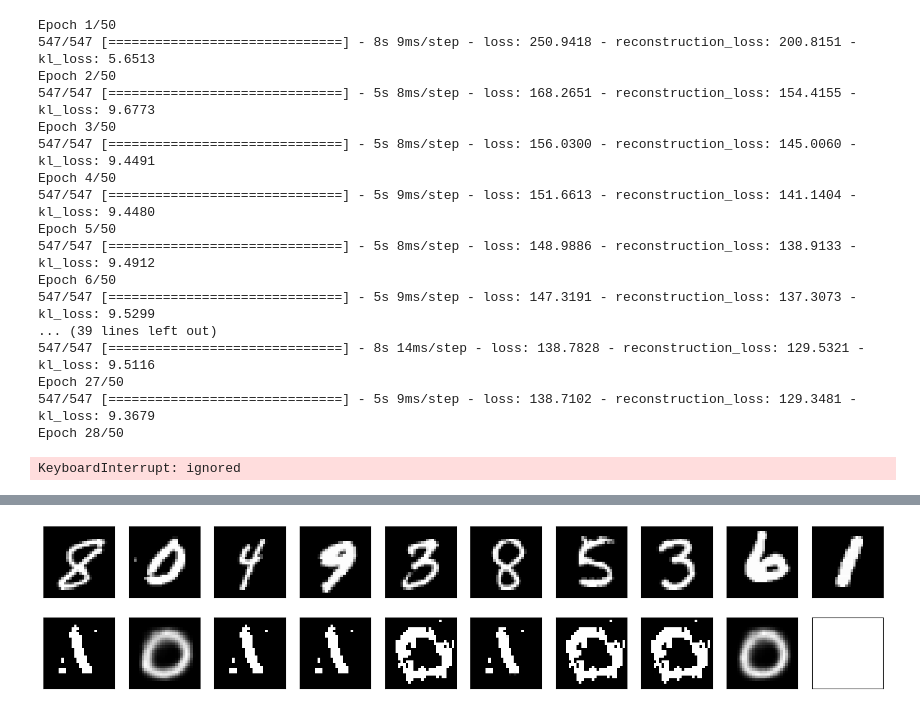
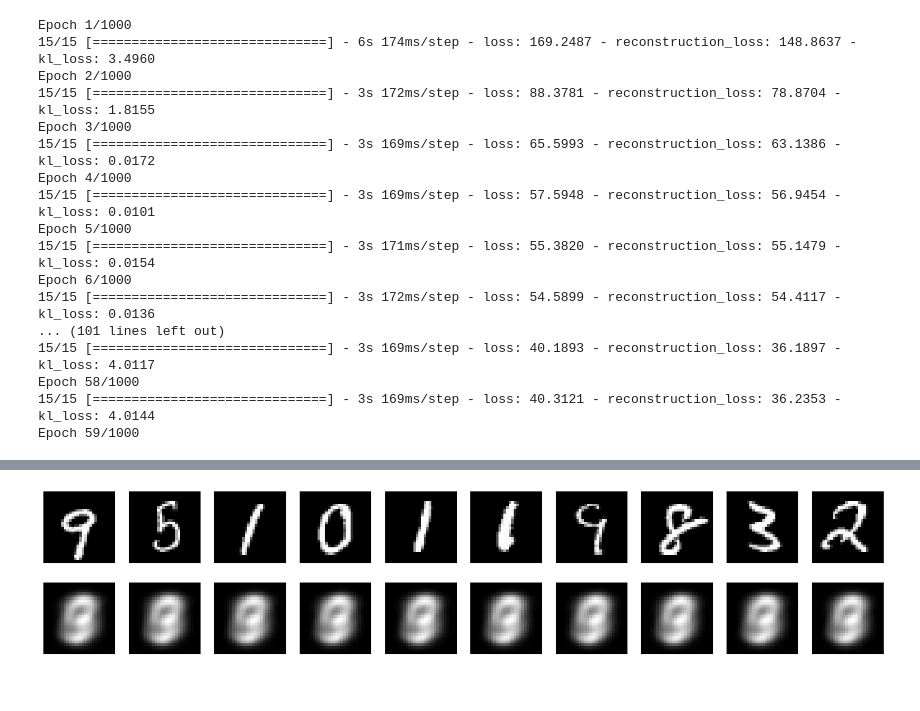
Before and after one commit to vuongvmu/GCL_DemoCode, a Jupyter notebook: VAE.ipynb, the cells around one changed output, grey strips where cells are left out. Cells and saved outputs as stored; diff of their text form; code cells hidden in the pictures.

```diff
--- a/VAE.ipynb
+++ b/VAE.ipynb
@@ -149,7 +148,7 @@ def plot_label_clusters(vae, data, labels):
     plt.ylabel("z[1]")
     plt.show()
 # %%
-#Train
-(x_train, _), (x_test, _) = keras.datasets.mnist.load_data()
-mnist_digits = np.concatenate([x_train, x_test], axis=0)
-mnist_digits = np.expand_dims(mnist_digits, -1).astype("float32") / 255
+# @title Pre data . { display-mode: "form" }
+(x_train, y_train), (x_test, y_test) = keras.datasets.mnist.load_data()
+#mnist_digits = np.concatenate([x_train, x_test], axis=0)
+mnist_digits = np.expand_dims(x_train, -1).astype("float32") / 255
@@ -159,25 +155,24 @@ vae.compile(optimizer=keras.optimizers.Adam())
 # %%
 
 # @title ① Step-> Click to `train`. { display-mode: "form" }
-epochs = 50 # @param {type:"number"}
-batch_size=2048# @param {type:"number"}
-vae.fit(mnist_digits, epochs=50, batch_size=128)
+epochs = 1000 # @param {type:"number"}
+batch_size=4096# @param {type:"number"}
+vae.fit(mnist_digits, epochs=epochs, batch_size=batch_size)
 # %% [output]
-Epoch 1/50
-547/547 [==============================] - 8s 9ms/step - loss: 250.9418 - reconstruction_loss: 200.8151 - kl_loss: 5.6513
-Epoch 2/50
-547/547 [==============================] - 5s 8ms/step - loss: 168.2651 - reconstruction_loss: 154.4155 - kl_loss: 9.6773
-Epoch 3/50
-547/547 [==============================] - 5s 8ms/step - loss: 156.0300 - reconstruction_loss: 145.0060 - kl_loss: 9.4491
-Epoch 4/50
-547/547 [==============================] - 5s 9ms/step - loss: 151.6613 - reconstruction_loss: 141.1404 - kl_loss: 9.4480
-Epoch 5/50
-547/547 [==============================] - 5s 8ms/step - loss: 148.9886 - reconstruction_loss: 138.9133 - kl_loss: 9.4912
-Epoch 6/50
-547/547 [==============================] - 5s 9ms/step - loss: 147.3191 - reconstruction_loss: 137.3073 - kl_loss: 9.5299
-... (39 lines left out)
-547/547 [==============================] - 8s 14ms/step - loss: 138.7828 - reconstruction_loss: 129.5321 - kl_loss: 9.5116
-Epoch 27/50
-547/547 [==============================] - 5s 9ms/step - loss: 138.7102 - reconstruction_loss: 129.3481 - kl_loss: 9.3679
-Epoch 28/50
+Epoch 1/1000
+15/15 [==============================] - 6s 174ms/step - loss: 169.2487 - reconstruction_loss: 148.8637 - kl_loss: 3.4960
+Epoch 2/1000
+15/15 [==============================] - 3s 172ms/step - loss: 88.3781 - reconstruction_loss: 78.8704 - kl_loss: 1.8155
+Epoch 3/1000
+15/15 [==============================] - 3s 169ms/step - loss: 65.5993 - reconstruction_loss: 63.1386 - kl_loss: 0.0172
+Epoch 4/1000
+15/15 [==============================] - 3s 169ms/step - loss: 57.5948 - reconstruction_loss: 56.9454 - kl_loss: 0.0101
+Epoch 5/1000
+15/15 [==============================] - 3s 171ms/step - loss: 55.3820 - reconstruction_loss: 55.1479 - kl_loss: 0.0154
+Epoch 6/1000
+15/15 [==============================] - 3s 172ms/step - loss: 54.5899 - reconstruction_loss: 54.4117 - kl_loss: 0.0136
+... (101 lines left out)
+15/15 [==============================] - 3s 169ms/step - loss: 40.1893 - reconstruction_loss: 36.1897 - kl_loss: 4.0117
+Epoch 58/1000
+15/15 [==============================] - 3s 169ms/step - loss: 40.3121 - reconstruction_loss: 36.2353 - kl_loss: 4.0144
+Epoch 59/1000
-KeyboardInterrupt: ignored
@@ -186,5 +179,5 @@ KeyboardInterrupt: ignored
 # %%
-z_mean, _, z = vae.encoder.predict(x_train)
+z_mean, _, z = vae.encoder.predict(x_test)
 x_decoded = vae.decoder.predict(z)
-display(x_train,x_decoded)
+display(x_test,x_decoded)
 # %% [output]
@@ -193,4 +186,4 @@ display(x_train,x_decoded)
-[figure, old version]
+[figure, new version]
 # %%
 # plot_latent_space(vae)
 
```
Also changed, not shown: parts of 9 cells of this notebook.
